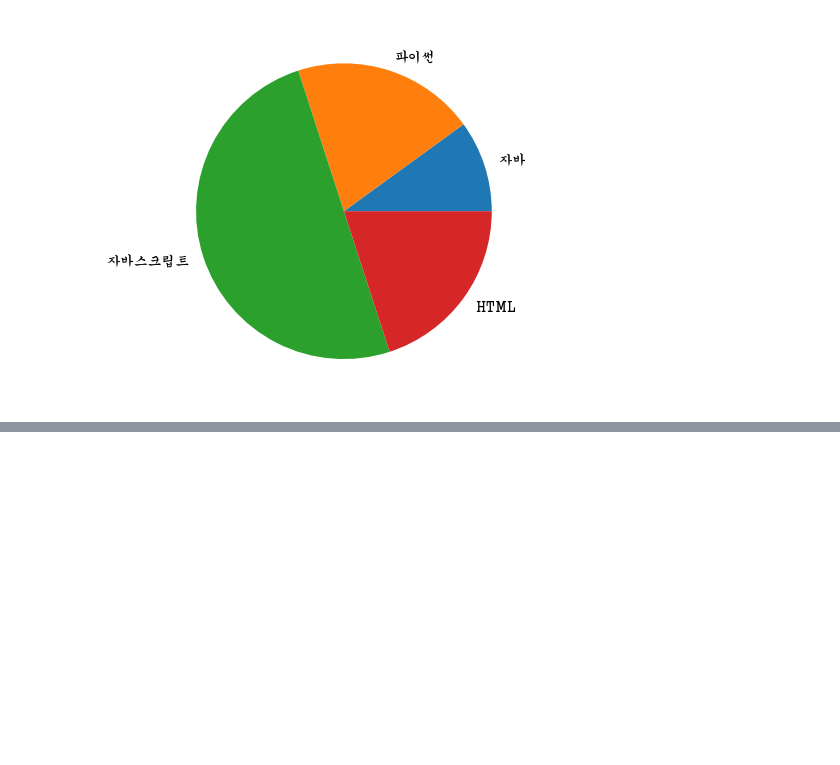
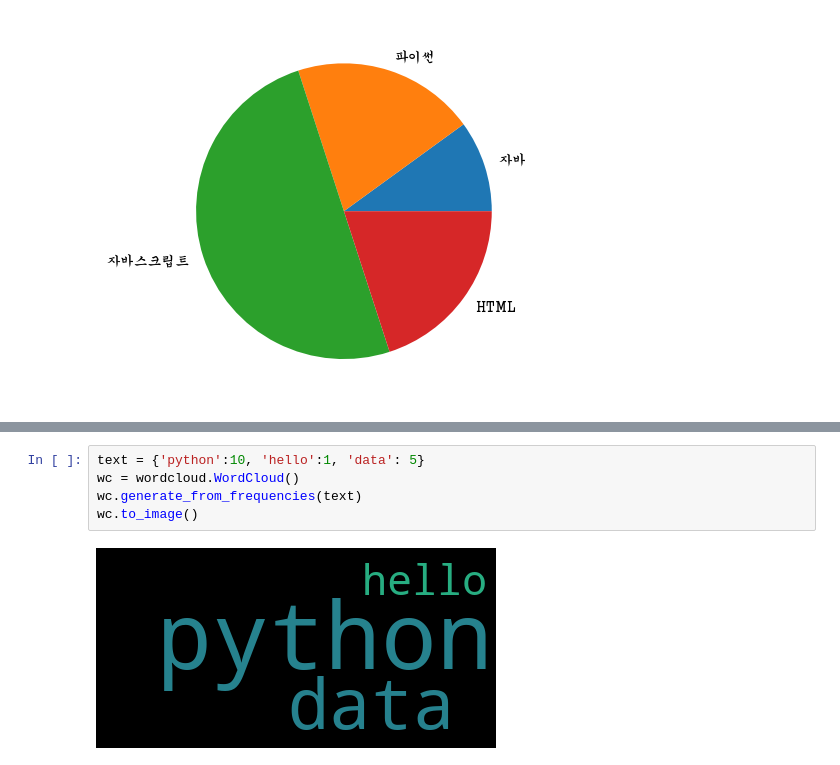
Before and after one commit to 0808min/class, a Jupyter notebook: python/plot.ipynb, the cells around one changed output, grey strips where cells are left out. Drawn from its saved outputs; the diff is of its cells as text; blank space fills up the shorter version.

```diff
--- a/python/plot.ipynb
+++ b/python/plot.ipynb
@@ -99,0 +143,7 @@ plt.show()
+# %%
+text = {'python':10, 'hello':1, 'data': 5}
+wc = wordcloud.WordCloud()
+wc.generate_from_frequencies(text)
+wc.to_image()
+# %% [output]
+[figure, added]
```
Also changed, not shown: parts of 4 cells of this notebook, 3 other files.
